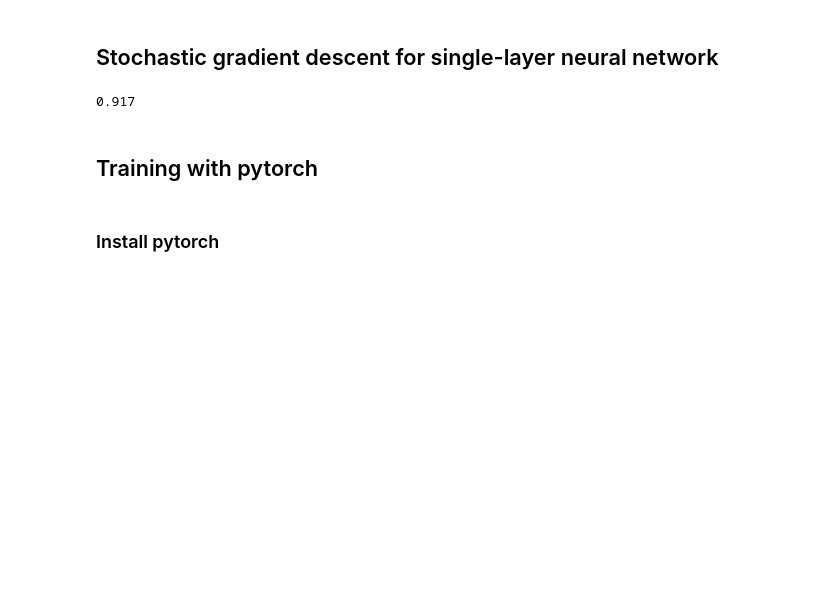
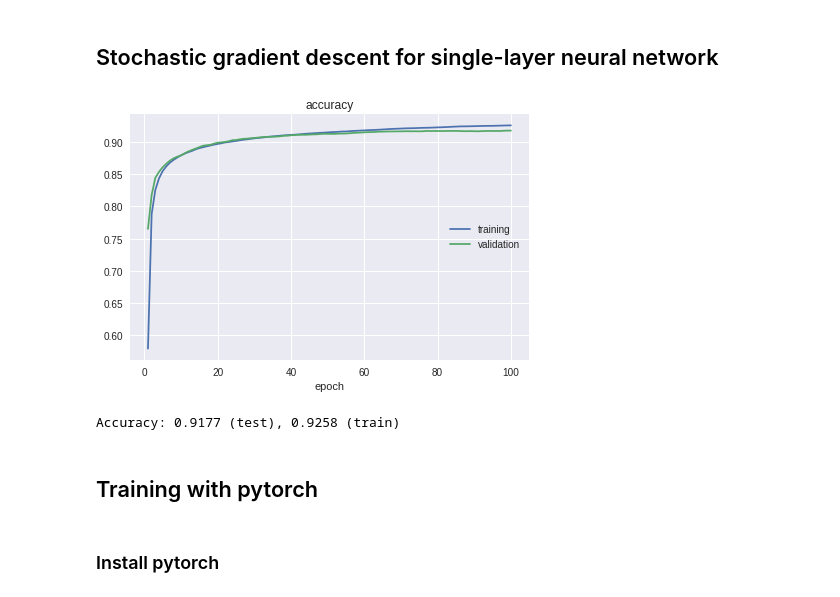
Before and after one commit to chokkan/deeplearningclass, a Jupyter notebook: mnist.ipynb, the cells around one changed output. Saved outputs shown, nothing was run; the diff lists cells and outputs as text; code cells hidden in the pictures; blank space fills up the shorter version.

```diff
--- a/mnist.ipynb
+++ b/mnist.ipynb
@@ -139,6 +144,7 @@ for t in range(100):
 ## Stochastic gradient descent for single-layer neural network
 # %%
 import numpy as np
+from livelossplot import PlotLosses
 
 def softmax(x):
     # Result of softmax are inveriant even if we add/subtract a constant.
@@ -146,40 +152,53 @@ def softmax(x):
     return ex / ex.sum(axis=0)
 
 def image_to_vector(X):
     X = np.reshape(X, (len(X), -1))     # Flatten: (N x 28 x 28) -> (N x 784)
     return np.c_[X, np.ones(len(X))]    # Append 1: (N x 784) -> (N x 785)
 
 def label_to_onehot(Y, K):
     return np.eye(K)[Y]              # e.g., 3 -> [0, 0, 0, 1, 0, 0, 0, 0, 0]
 
 data = np.load('mnist.npz')
 Xtrain = image_to_vector(data['train_x'])
 Ytrain = label_to_onehot(data['train_y'], 10)
 Xtest = image_to_vector(data['test_x'])
 Ytest = data['test_y']
 
 W = np.random.randn(10, 28*28+1)
 
-P = []
 eta = 0.001
+liveloss = PlotLosses()
 for t in range(100):
+    num_correct_train = 0
+
     # Stochastic gradient descent.
     for x, y in zip(Xtrain, Ytrain):
         y_pred = softmax(np.dot(W, x))
         W += np.outer(eta * (y - y_pred), x)
+        if  np.argmax(y_pred) == np.argmax(y):
+            num_correct_train += 1
 
     # Evaluate and store the accuracy on the test set.
-    num_correct = 0
+    num_correct_test = 0
     for x, y in zip(Xtest, Ytest):
         y_pred = np.argmax(np.dot(W, x))
         if y_pred == y:
-            num_correct += 1
-    P.append(num_correct / len(Ytest))
+            num_correct_test += 1
 
-PF['SGD (numpy; constant eta)'] = P
-print(P[-1])
+    # Visualize accuracy values on the training and test sets.
+    liveloss.update({
+        'accuracy': float(num_correct_train) / len(Ytrain),
+        'val_accuracy': float(num_correct_test) / len(Ytest)
+    })
+    liveloss.draw()
+
+print('Accuracy: {:.4f} (test), {:.4f} (train)'.format(
+    float(num_correct_test) / len(Ytest),
+    float(num_correct_train) / len(Ytrain)
+    ))
 # %% [output]
+[figure, added]
-0.917
+Accuracy: 0.9177 (test), 0.9258 (train)
 # %% [markdown]
 ## Training with pytorch
 # %% [markdown]
```
Also changed, not shown: parts of 12 cells of this notebook.
